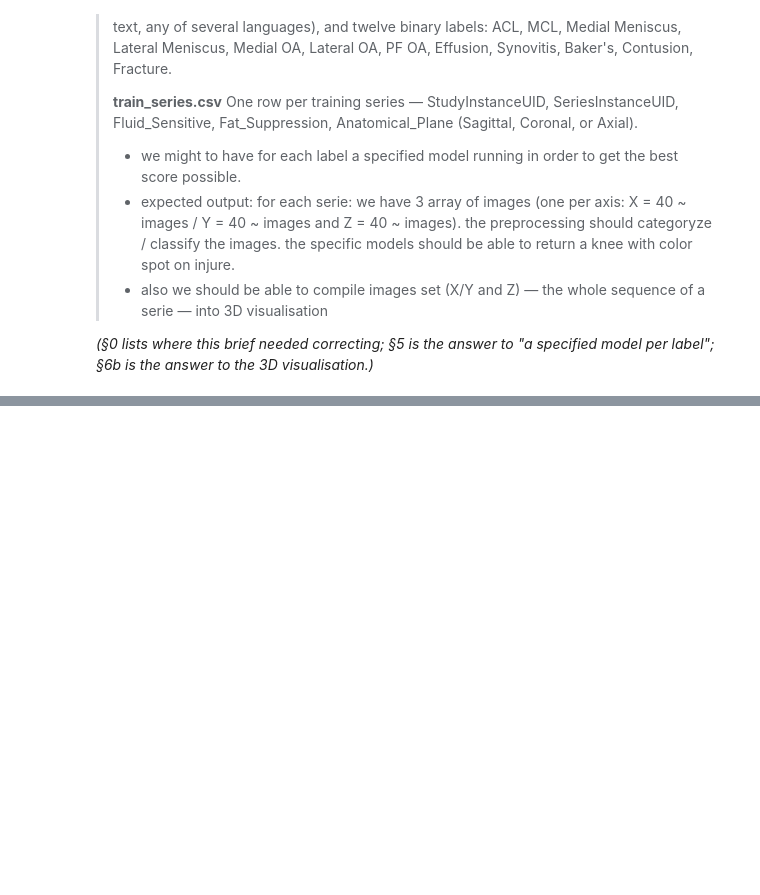
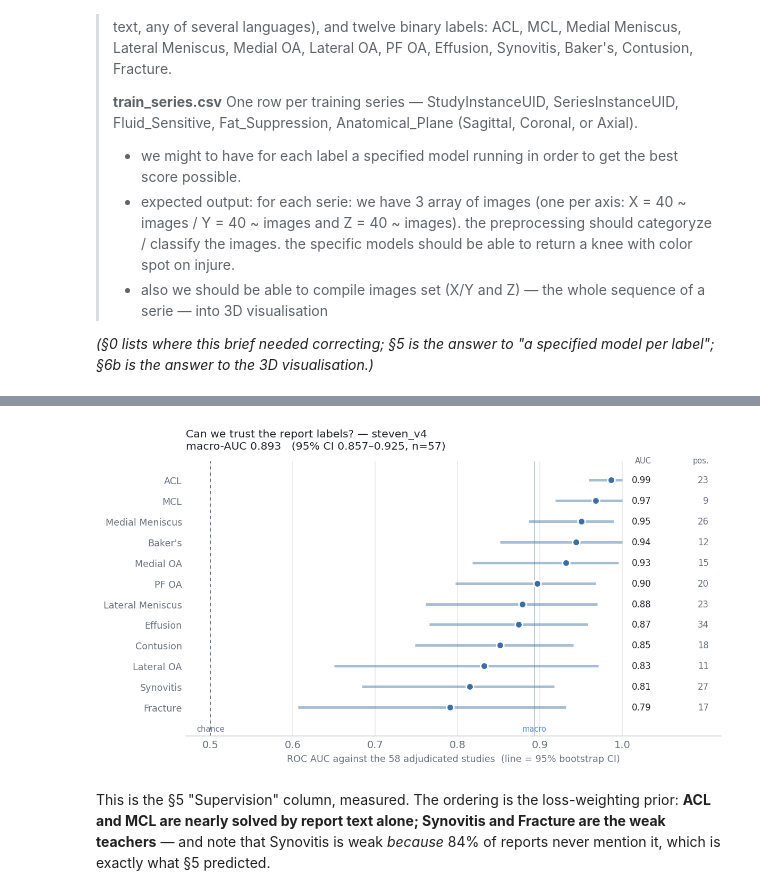
Before and after one commit to davidkurland94-lgtm/SaveTheKnees, a Jupyter notebook: notebooks/img_preprocess_all_models.ipynb, the cells around one changed output, grey strips where cells are left out. Cells and saved outputs as stored; diff of their text form; code cells hidden in the pictures; blank space fills up the shorter version.

```diff
--- a/notebooks/img_preprocess_all_models.ipynb
+++ b/notebooks/img_preprocess_all_models.ipynb
@@ -705,0 +610,15 @@ the scoring kernel has no internet and cannot `pip install`.
+# %%
+train  = pd.read_csv(DATA/"train.csv")
+series = pd.read_csv(DATA/"train_series.csv")
+gold   = train[train[LABELS].notna().all(axis=1)]
+
+n = series.groupby("StudyInstanceUID").size()
+print(f"studies                : {len(train):,}")
+print(f"series                 : {len(series):,}   ({n.min()}–{n.max()} per study)")
+print(f"fully labelled (gold)  : {len(gold)}  ({len(gold)/len(train):.2%})")
+print(f"partially labelled     : {train[LABELS].notna().any(axis=1).sum() - len(gold)}   <- all-or-nothing")
+print(f"gold studies with >=1 positive: {(gold[LABELS].sum(axis=1) > 0).sum()} / {len(gold)}"
+      "   <- selection bias: no healthy knee in the gold set")
+print("\nplanes:", series.Anatomical_Plane.value_counts().to_dict())
+print("Fluid_Sensitive == Fat_Suppression on every row:",
+      bool((series.Fluid_Sensitive == series.Fat_Suppression).all()), " <- one feature, not two")
@@ -705,0 +753,40 @@ the scoring kernel has no internet and cannot `pip install`.
+# %%
+import matplotlib.pyplot as plt
+
+INK, MUTED, HUE, GRID = "#1f2328", "#6b7280", "#3b6ea5", "#e5e7eb"
+fig, ax = plt.subplots(figsize=(8.6, 4.8), dpi=140)
+y = np.arange(len(per))
+
+# Point-and-interval, not bars: a bar would hide the lower half of every interval.
+ax.hlines(y, per.lo, per.hi, color=HUE, alpha=.45, lw=2.5, zorder=2)
+ax.plot(per.auc, y, "o", ms=7, color=HUE, mec="white", mew=1.4, zorder=3)
+ax.axvline(.5, color=MUTED, lw=1, ls=(0, (3, 3)), zorder=1)
+ax.axvline(best_auc, color=HUE, lw=1, alpha=.35, zorder=1)
+
+for i, r in per.iterrows():
+    ax.text(1.035, i, f"{r.auc:.2f}", va="center", ha="right", fontsize=8.5, color=INK)
+    ax.text(1.105, i, f"{r.positives}", va="center", ha="right", fontsize=8.5, color=MUTED)
+ax.text(1.035, len(per) - .25, "AUC",  va="bottom", ha="right", fontsize=7.5, color=MUTED)
+ax.text(1.105, len(per) - .25, "pos.", va="bottom", ha="right", fontsize=7.5, color=MUTED)
+ax.text(.5, -1.15, "chance", fontsize=7.5, color=MUTED, ha="center")
+ax.text(best_auc, -1.15, "macro", fontsize=7.5, color=HUE, alpha=.8, ha="center")
+
+ax.set_yticks(y); ax.set_yticklabels(per.label, fontsize=9, color=INK)
+ax.set_xlim(.47, 1.12); ax.set_ylim(-1.4, len(per) - .1)
+ax.set_xticks(np.arange(.5, 1.01, .1))
+ax.set_xlabel("ROC AUC against the 58 adjudicated studies  (line = 95% bootstrap CI)",
+              fontsize=9, color=MUTED)
+ax.set_title(f"Can we trust the report labels? — {BEST}\n"
+             f"macro-AUC {best_auc:.3f}   (95% CI {lo:.3f}–{hi:.3f}, n={nrow})",
+             fontsize=10.5, color=INK, loc="left", pad=12)
+ax.xaxis.grid(True, color=GRID, lw=.8); ax.set_axisbelow(True)
+for s in ("top", "right", "left"): ax.spines[s].set_visible(False)
+ax.spines["bottom"].set_color("#d1d5db"); ax.tick_params(colors=MUTED, length=0)
+plt.tight_layout(); plt.show()
+# %% [output]
+[figure, added]
+# %% [markdown]
+This is the §5 "Supervision" column, measured. The ordering is the loss-weighting
+prior: **ACL and MCL are nearly solved by report text alone; Synovitis and Fracture are
+the weak teachers** — and note that Synovitis is weak *because* 84% of reports never
+mention it, which is exactly what §5 predicted.
```
Also changed, not shown: parts of 49 cells of this notebook, 1 other file.
